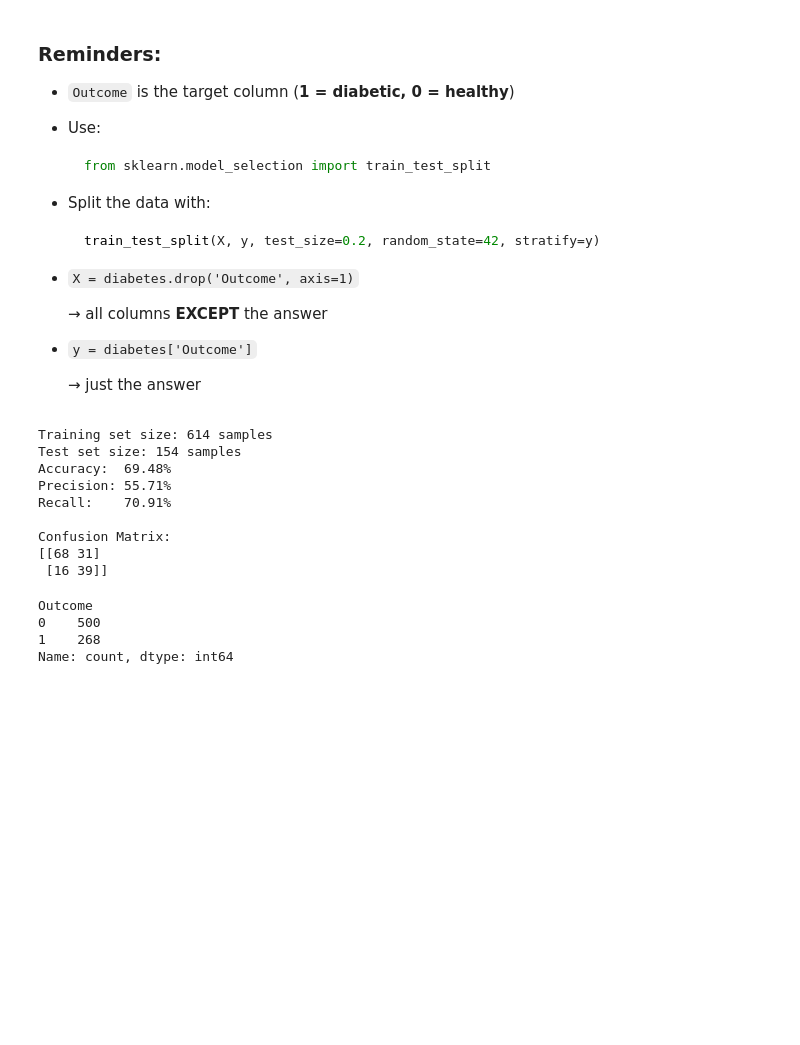
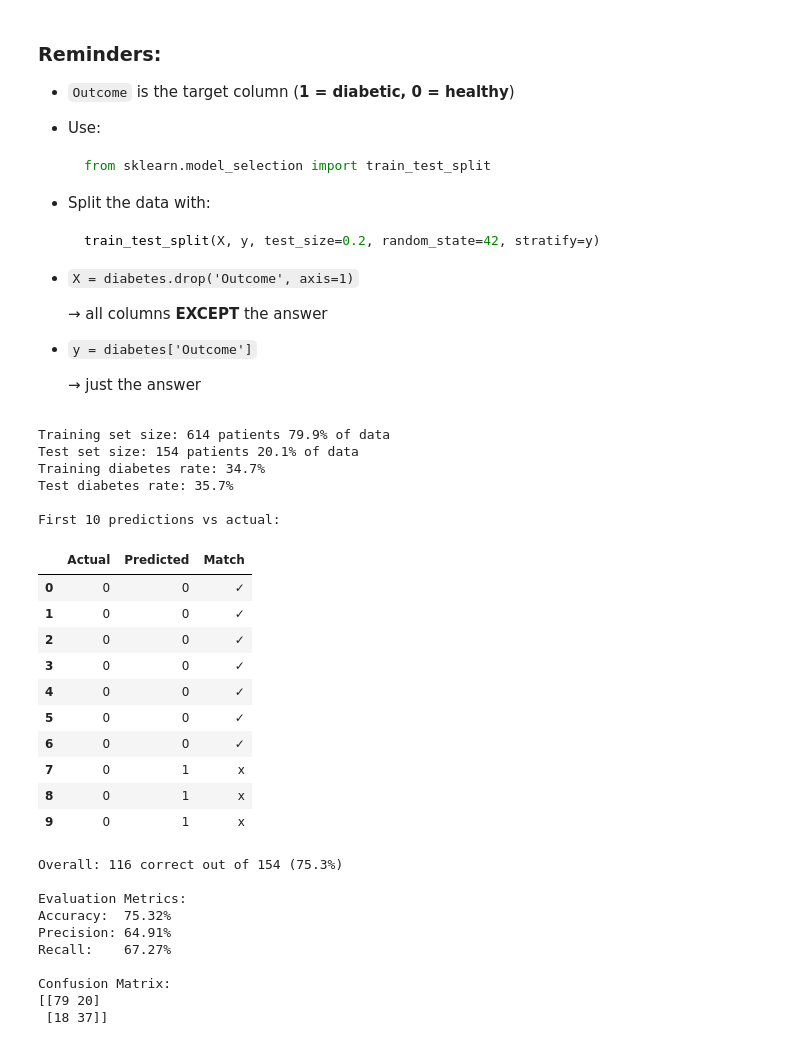
Before and after one commit to damanadidier/DI_Bootcamp, a Jupyter notebook: Week4/Day2/learning_classification.ipynb, the cells around one changed output. Cells and saved outputs as stored; diff of their text form; code cells hidden in the pictures; blank space fills up the shorter version.

```diff
--- a/Week4/Day2/learning_classification.ipynb
+++ b/Week4/Day2/learning_classification.ipynb
@@ -863,42 +873,78 @@ dtype: int64
 # %%
 from sklearn.model_selection import train_test_split
 from sklearn.preprocessing import StandardScaler
 from sklearn.linear_model import LogisticRegression
 from sklearn.metrics import accuracy_score, precision_score, recall_score, confusion_matrix
 
 X = diabetes.drop('Outcome', axis=1)  # Features
 y = diabetes['Outcome']               # Target variable
+
+# Split the data into training and test sets (80% train, 20% test)
 X_train, X_test, y_train, y_test = train_test_split(X, y, test_size=0.2, random_state=42)
-print(f"Training set size: {len(X_train)} samples")
-print(f"Test set size: {len(X_test)} samples")
+print(f"Training set size: {len(X_train)} patients {(len(X_train)/len(diabetes) * 100):.1f}% of data")
+print(f"Test set size: {len(X_test)} patients {(len(X_test)/len(diabetes) * 100):.1f}% of data")
+print(f"Training diabetes rate: {y_train.mean() * 100:.1f}%")
+print(f"Test diabetes rate: {y_test.mean() * 100:.1f}%")
 
+# Standardize the features (important for logistic regression)
 scaler = StandardScaler()
 X_train_scaled = scaler.fit_transform(X_train)
 X_test_scaled = scaler.transform(X_test)
 
-model = LogisticRegression(class_weight="balanced",random_state=42)
+# Binary classification with logistic regression
+model = LogisticRegression(random_state=42, max_iter=1000) #class_weight="balanced" max_iter=1000 to ensure convergence
 model.fit(X_train_scaled, y_train)
 predictions = model.predict(X_test_scaled)
 
+
+# compare first 10 predictions with actual values in a nice table
+comparison = pd.DataFrame({
+    'Actual': y_test.values[:10],
+    'Predicted': predictions[:10],
+    'Match': ['✓' if a == p else 'x' for a, p in zip(y_test.values[:10], predictions[:10])]
+})
+
+
+print("\nFirst 10 predictions vs actual:")
+display(comparison)
+
+# Overall accuracy
+correct = (predictions == y_test.values).sum()
+total = len(y_test)
+
+print(f"\nOverall: {correct} correct out of {total} ({correct/total*100:.1f}%)")
+
+print("\nEvaluation Metrics:")
 print(f"Accuracy:  {accuracy_score(y_test, predictions):.2%}")
 print(f"Precision: {precision_score(y_test, predictions):.2%}")
 print(f"Recall:    {recall_score(y_test, predictions):.2%}")
 print("\nConfusion Matrix:")
 print(confusion_matrix(y_test, predictions))
 # %% [output]
-Training set size: 614 samples
-Test set size: 154 samples
-Accuracy:  69.48%
-Precision: 55.71%
-Recall:    70.91%
+Training set size: 614 patients 79.9% of data
+Test set size: 154 patients 20.1% of data
+Training diabetes rate: 34.7%
+Test diabetes rate: 35.7%
 
-Confusion Matrix:
-[[68 31]
- [16 39]]
+First 10 predictions vs actual:
+|  | Actual | Predicted | Match |
+| 0 | 0 | 0 | ✓ |
+| 1 | 0 | 0 | ✓ |
+| 2 | 0 | 0 | ✓ |
+| 3 | 0 | 0 | ✓ |
+| 4 | 0 | 0 | ✓ |
+| 5 | 0 | 0 | ✓ |
+| 6 | 0 | 0 | ✓ |
+| 7 | 0 | 1 | x |
+| 8 | 0 | 1 | x |
+| 9 | 0 | 1 | x |
+Overall: 116 correct out of 154 (75.3%)
+
+Evaluation Metrics:
+Accuracy:  75.32%
+Precision: 64.91%
+Recall:    67.27%
+
+Confusion Matrix:
+[[79 20]
+ [18 37]]
-# %%
-diabetes['Outcome'].value_counts()
-# %% [output]
-Outcome
-0    500
-1    268
-Name: count, dtype: int64
```
Also changed, not shown: parts of 9 cells of this notebook, 2 other files.
